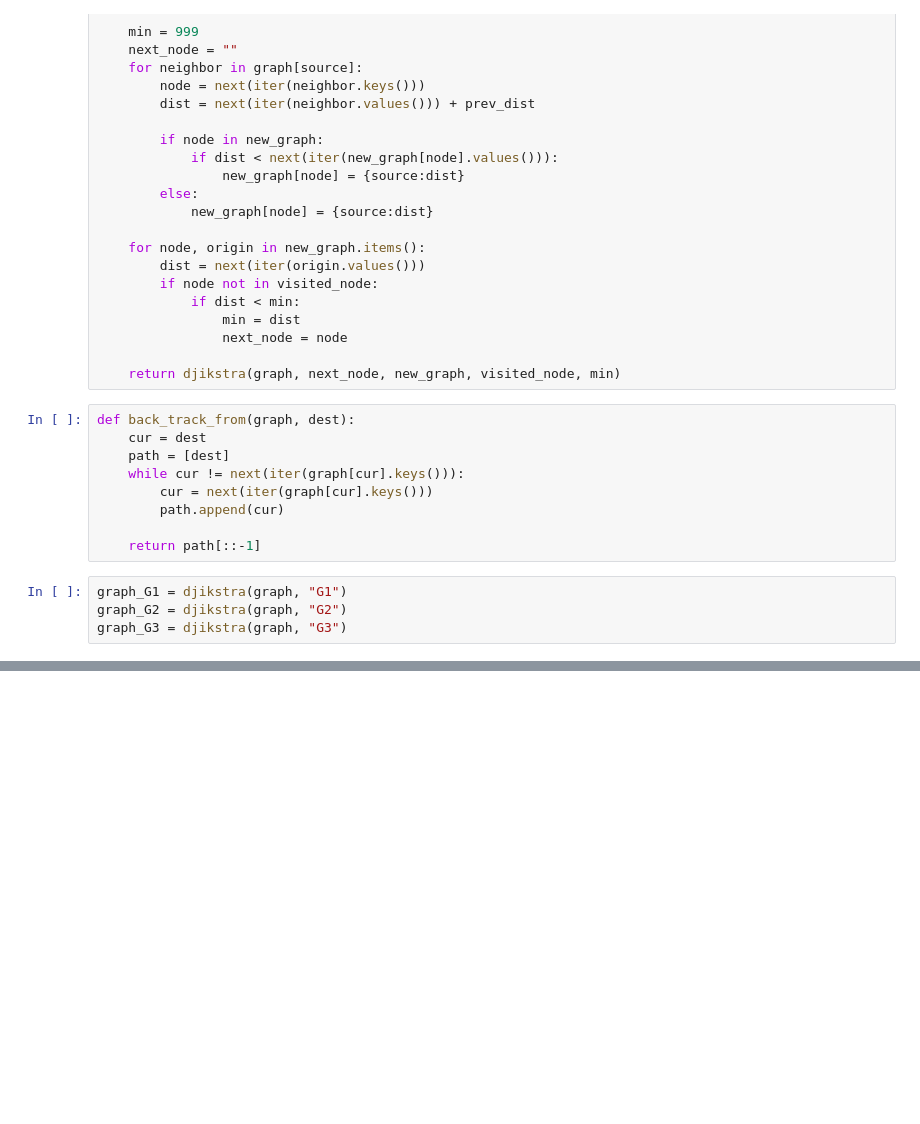
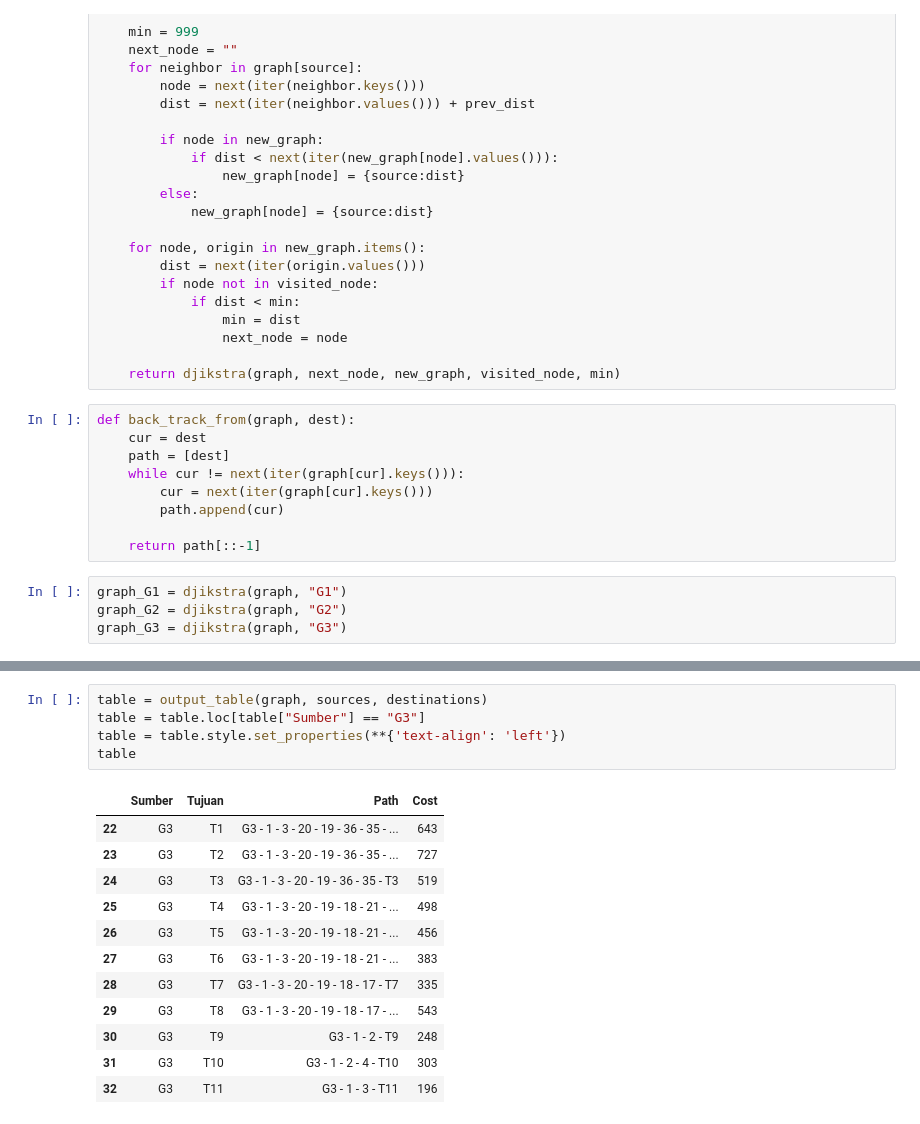
Before and after one commit to AnggaraYudha/TRO-ShortestPathDjikstra, a Jupyter notebook: djikstra.ipynb, the cells around one changed output, grey strips where cells are left out. Drawn from its saved outputs; the diff is of its cells as text; blank space fills up the shorter version.

```diff
--- a/djikstra.ipynb
+++ b/djikstra.ipynb
@@ -126,0 +220,18 @@ for dest in destinations:
+# %%
+table = output_table(graph, sources, destinations)
+table = table.loc[table["Sumber"] == "G3"]
+table = table.style.set_properties(**{'text-align': 'left'})
+table
+# %% [output]
+|  | Sumber | Tujuan | Path | Cost |
+| 22 | G3 | T1 | G3 - 1 - 3 - 20 - 19 - 36 - 35 - ... | 643 |
+| 23 | G3 | T2 | G3 - 1 - 3 - 20 - 19 - 36 - 35 - ... | 727 |
+| 24 | G3 | T3 | G3 - 1 - 3 - 20 - 19 - 36 - 35 - T3 | 519 |
+| 25 | G3 | T4 | G3 - 1 - 3 - 20 - 19 - 18 - 21 - ... | 498 |
+| 26 | G3 | T5 | G3 - 1 - 3 - 20 - 19 - 18 - 21 - ... | 456 |
+| 27 | G3 | T6 | G3 - 1 - 3 - 20 - 19 - 18 - 21 - ... | 383 |
+| 28 | G3 | T7 | G3 - 1 - 3 - 20 - 19 - 18 - 17 - T7 | 335 |
+| 29 | G3 | T8 | G3 - 1 - 3 - 20 - 19 - 18 - 17 - ... | 543 |
+| 30 | G3 | T9 | G3 - 1 - 2 - T9 | 248 |
+| 31 | G3 | T10 | G3 - 1 - 2 - 4 - T10 | 303 |
+| 32 | G3 | T11 | G3 - 1 - 3 - T11 | 196 |
```
Also changed, not shown: parts of 6 cells of this notebook.
